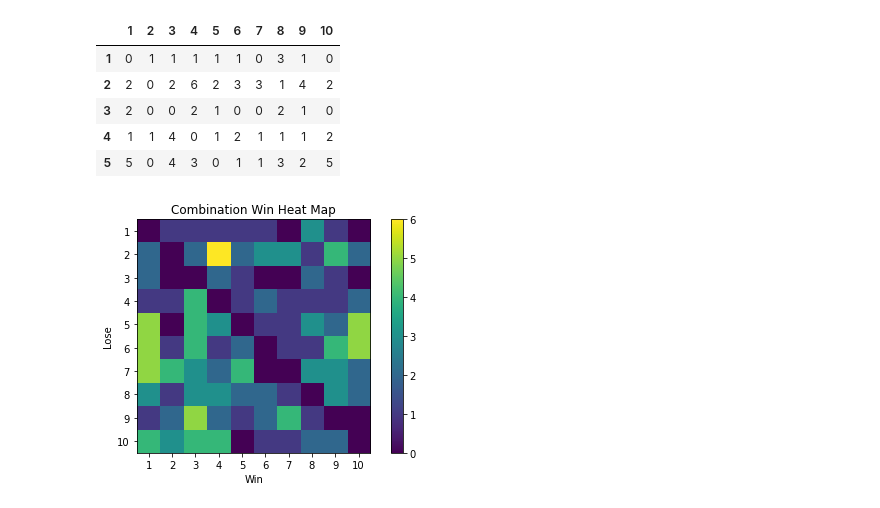
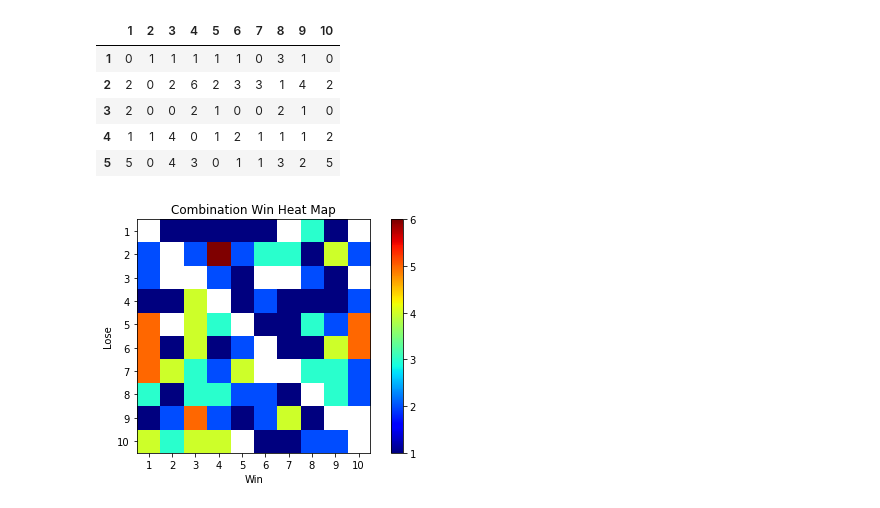
Before and after one commit to codingWithAndy/CDT_MSc_Thesis, a Jupyter notebook: Implementation/Exploration/tweet_feedback.ipynb, the cells around one changed output. Saved outputs shown, nothing was run; the diff lists cells and outputs as text; code cells hidden in the pictures.

Commit message:
result display with matplotlib explore.

```diff
--- a/Implementation/Exploration/tweet_feedback.ipynb
+++ b/Implementation/Exploration/tweet_feedback.ipynb
@@ -669,24 +673,28 @@ win_df.head()
 # %%
 tweet_id = ["1", "2", "3", "4",
               "5", "6", "7","8","9","10"]
 
 results = win_df
 
+results[results==0] = np.nan
+
 fig, ax = plt.subplots()
-im = ax.imshow(results)
+cmap = plt.cm.jet
+cmap.set_bad(color='white')
+im = ax.imshow(results, cmap=cmap)
 
 # We want to show all ticks...
 ax.set_xticks(np.arange(len(tweet_id)))
 ax.set_yticks(np.arange(len(tweet_id)))
 # ... and label them with the respective list entries
 ax.set_xticklabels(tweet_id)
 ax.set_yticklabels(tweet_id)
 plt.colorbar(im)
 
 ax.set_title("Combination Win Heat Map")
 fig.tight_layout()
 plt.xlabel("Win")
 plt.ylabel("Lose")
 plt.show()
 # %% [output]
-[figure, old version]
+[figure, new version]
```
Also changed, not shown: parts of 1 cell of this notebook, 3 other files.
